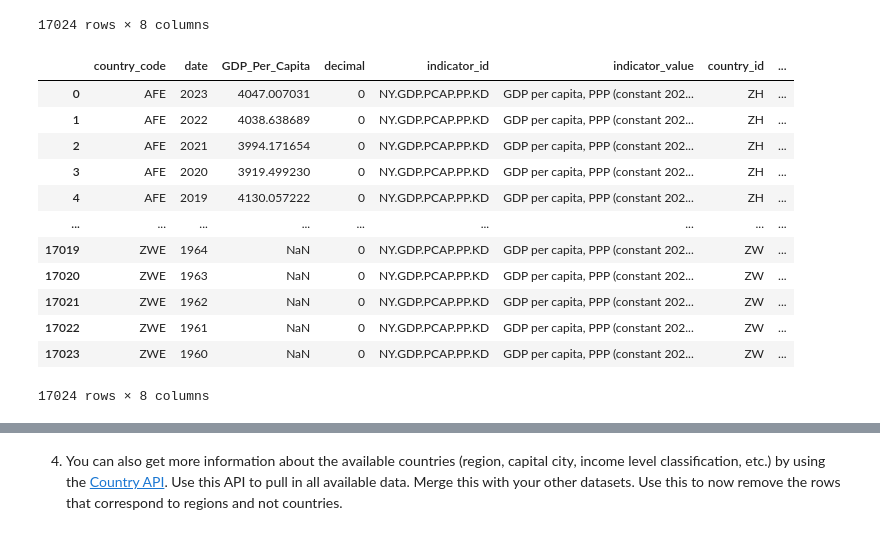
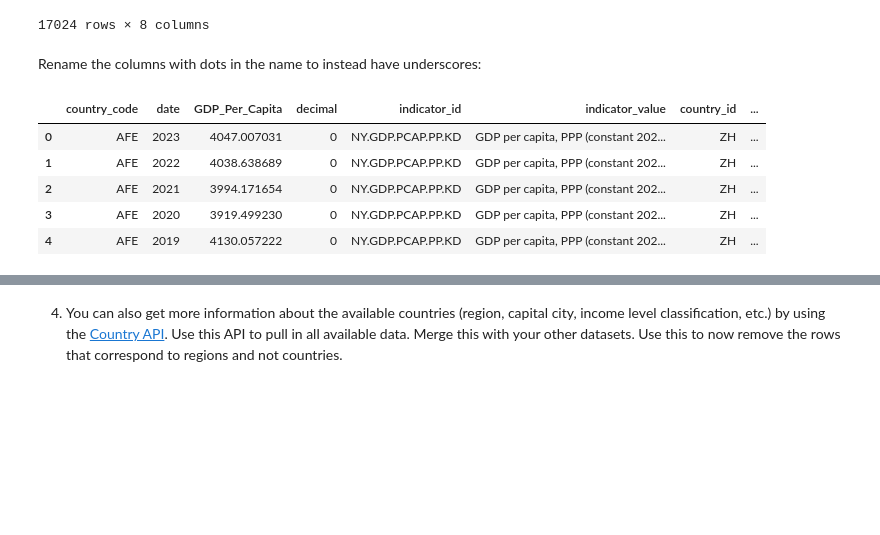
Before and after one commit to nss-data-science-cohort-8/api-exercise-msmith89-wq, a Jupyter notebook: notebooks/API Exercise.ipynb, the cells around one changed output, grey strips where cells are left out. Cells and saved outputs as stored; diff of their text form; code cells hidden in the pictures; blank space fills up the shorter version.

```diff
--- a/notebooks/API Exercise.ipynb
+++ b/notebooks/API Exercise.ipynb
@@ -12,8 +14,8 @@ import pandas as pd
 # %% [markdown]
 1. Use the API to get all available data for the _GDP per capita, PPP (constant 2017 international $)_ indicator. Hint: this indicator has code "NY.GDP.PCAP.PP.KD". Adjust the query parameters so that you can retrieve all available rows. Convert the results to a DataFrame.
 # %%
-endpointgdp = 'http://api.worldbank.org/v2/country/all/indicator/NY.GDP.PCAP.PP.KD?format=json'
-params = {'per_page': 17024}
+endpointgdp = 'http://api.worldbank.org/v2/country/all/indicator/NY.GDP.PCAP.PP.KD'
+params = {'per_page': 17024, 'format':'json'}
 response = requests.get(endpointgdp, params = params)
 # %%
 gdpres = response.json()
@@ -141,24 +185,19 @@ leres
 | 17022 | ZWE | 1961 | 53.619000 | 0 | SP.DYN.LE00.IN | Life expectancy at birth, total (... | ZW | Zimbabwe |
 | 17023 | ZWE | 1960 | 53.235000 | 0 | SP.DYN.LE00.IN | Life expectancy at birth, total (... | ZW | Zimbabwe |
 17024 rows × 8 columns
+# %% [markdown]
+Rename the columns with dots in the name to instead have underscores:
 # %%
 gdpres.rename(columns={'countryiso3code':'country_code', 'value':'GDP_Per_Capita', 'indicator.id': 'indicator_id', 'indicator.value':'indicator_value', 'country.id':'country_id', 'country.value':'country_value'}, inplace=True)
 # %%
-gdpres
+gdpres.head()
 # %% [output]
 |  | country_code | date | GDP_Per_Capita | decimal | indicator_id | indicator_value | country_id | ... |
 | 0 | AFE | 2023 | 4047.007031 | 0 | NY.GDP.PCAP.PP.KD | GDP per capita, PPP (constant 202... | ZH | ... |
 | 1 | AFE | 2022 | 4038.638689 | 0 | NY.GDP.PCAP.PP.KD | GDP per capita, PPP (constant 202... | ZH | ... |
 | 2 | AFE | 2021 | 3994.171654 | 0 | NY.GDP.PCAP.PP.KD | GDP per capita, PPP (constant 202... | ZH | ... |
 | 3 | AFE | 2020 | 3919.499230 | 0 | NY.GDP.PCAP.PP.KD | GDP per capita, PPP (constant 202... | ZH | ... |
 | 4 | AFE | 2019 | 4130.057222 | 0 | NY.GDP.PCAP.PP.KD | GDP per capita, PPP (constant 202... | ZH | ... |
-| ... | ... | ... | ... | ... | ... | ... | ... | ... |
-| 17019 | ZWE | 1964 | NaN | 0 | NY.GDP.PCAP.PP.KD | GDP per capita, PPP (constant 202... | ZW | ... |
-| 17020 | ZWE | 1963 | NaN | 0 | NY.GDP.PCAP.PP.KD | GDP per capita, PPP (constant 202... | ZW | ... |
-| 17021 | ZWE | 1962 | NaN | 0 | NY.GDP.PCAP.PP.KD | GDP per capita, PPP (constant 202... | ZW | ... |
-| 17022 | ZWE | 1961 | NaN | 0 | NY.GDP.PCAP.PP.KD | GDP per capita, PPP (constant 202... | ZW | ... |
-| 17023 | ZWE | 1960 | NaN | 0 | NY.GDP.PCAP.PP.KD | GDP per capita, PPP (constant 202... | ZW | ... |
-17024 rows × 8 columns
 # %%
 leres.rename(columns={'countryiso3code':'country_code', 'value':'Life_Expectancy', 'indicator.id': 'indicator_id', 'indicator.value':'indicator_value', 'country.id':'country_id', 'country.value':'country_value'}, inplace=True)
 # %%
```
Also changed, not shown: parts of 26 cells of this notebook.
